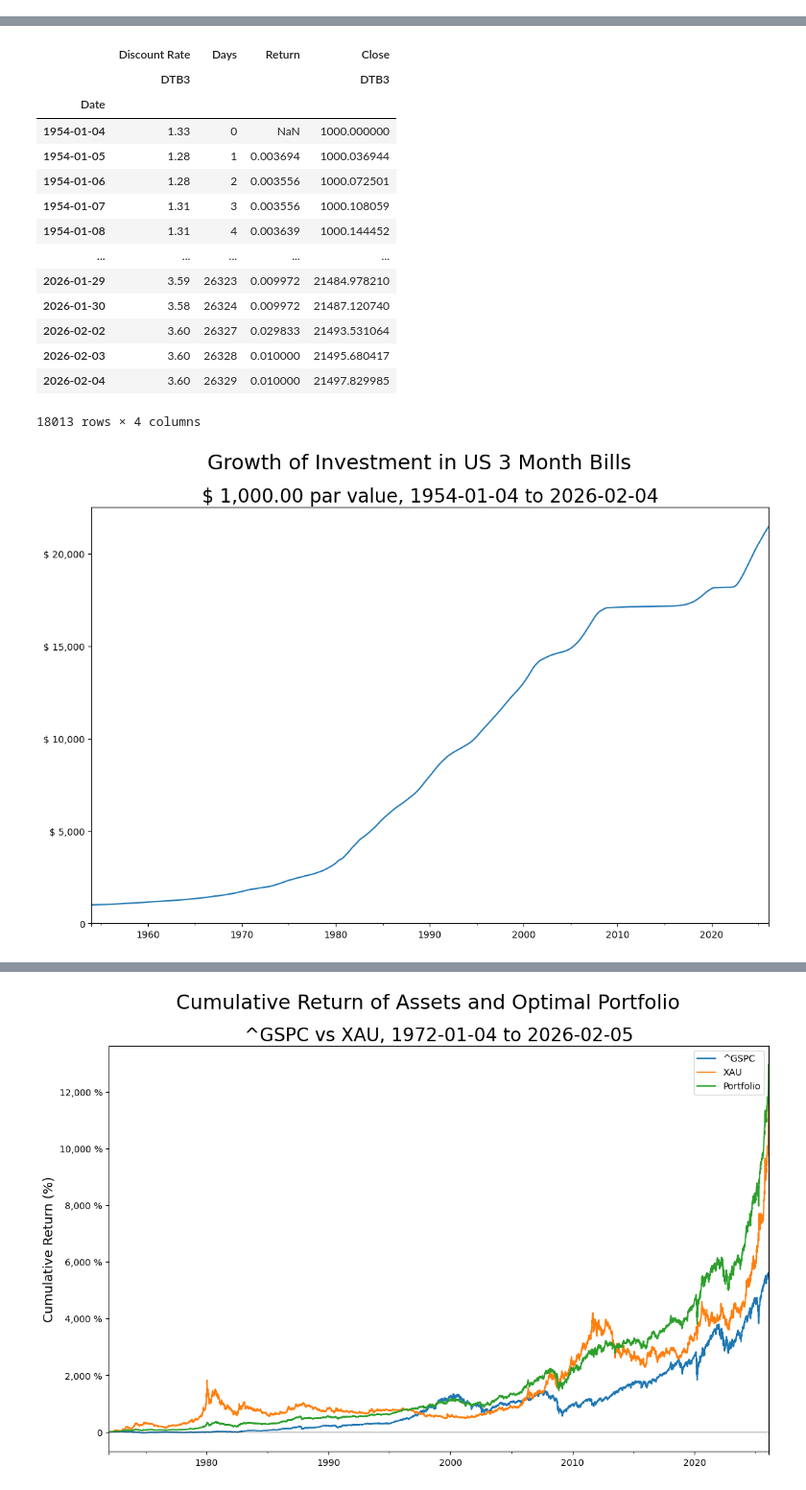
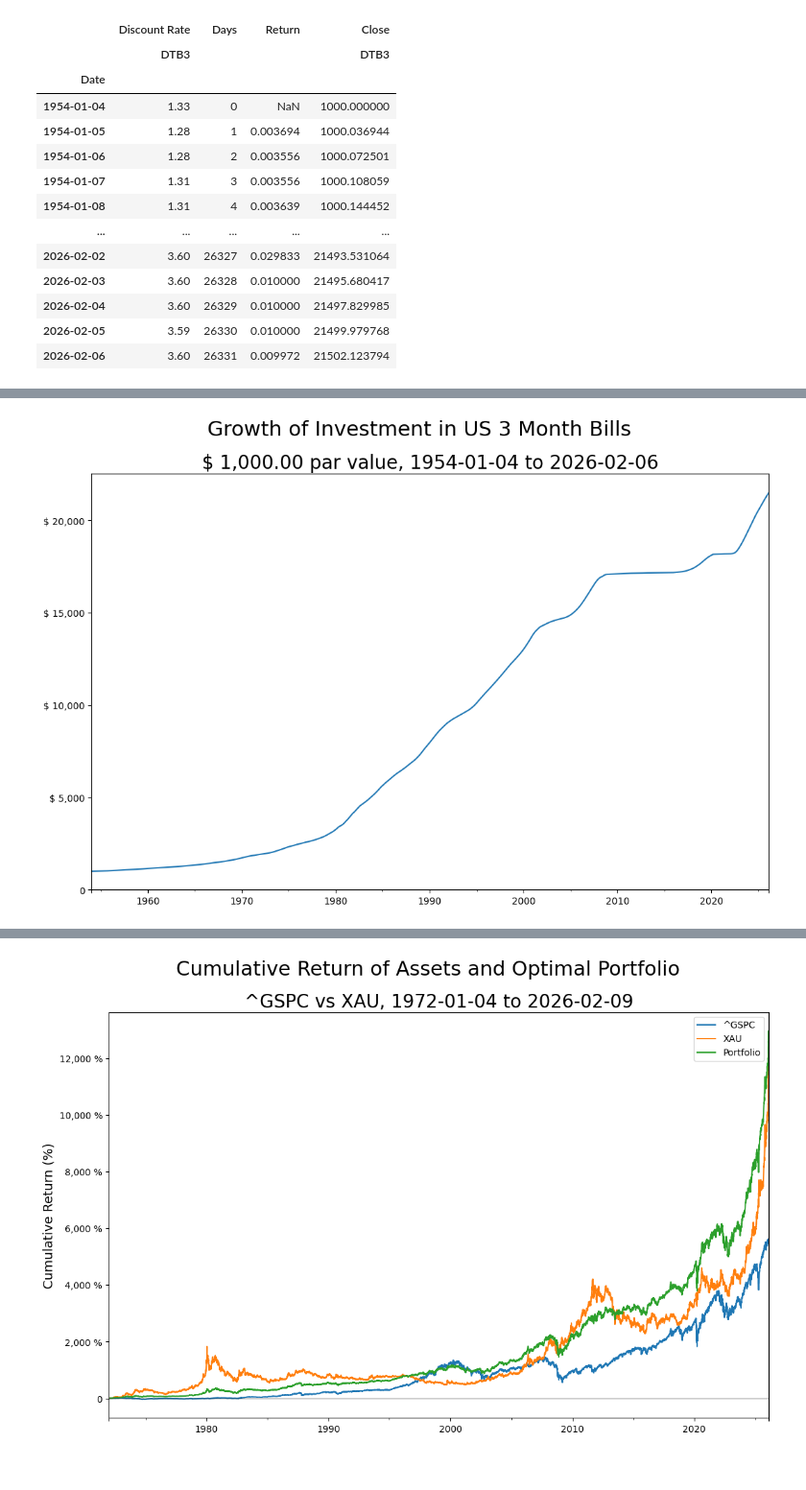
Before and after one commit to Farmhouse121/Financial-Data-Science-in-Python, a Jupyter notebook: Miscellaneous/Long_Term_Analysis_of_Equities_and_Gold.ipynb, the cells around one changed output, grey strips where cells are left out. Shown at 96% size. Cells and saved outputs as stored; diff of their text form; code cells hidden in the pictures.

```diff
--- a/Miscellaneous/Long_Term_Analysis_of_Equities_and_Gold.ipynb
+++ b/Miscellaneous/Long_Term_Analysis_of_Equities_and_Gold.ipynb
@@ -45,22 +41,38 @@ figure.savefig(title.replace("/","-")+".png",dpi=300,bbox_inches='tight')
 [figure]
 # %%
-bills=get_fred(n:='DTB3')[0]
-nprint("Read Three Month Bills Rate from FRED.")
-bills.index.name='Date'
-bills.columns=pd.MultiIndex.from_tuples([('Discount Rate',n)])
-bills['Days']=list(map(lambda x:(x-bills.index[0]).n,bills.index))
-bills['Return']=bills[('Discount Rate',n)].shift()/360e0*bills['Days'].diff()
-bills[('Close',n)]=(par:=1e3)*(one+bills['Return']/hundred).cumprod()
-bills.loc[bills.index[0],('Close',n)]=par
-bills.index=bills.index.to_timestamp().to_period('B')
+if 'bills' not in locals():
+    bills=get_fred(n:='DTB3')[0]
+    nprint("Read Three Month Bills Rate from FRED.")
+    bills.index.name='Date'
+    bills.columns=pd.MultiIndex.from_tuples([('Discount Rate',n)])
+    bills['Days']=list(map(lambda x:(x-bills.index[0]).n,bills.index))
+    bills['Return']=bills[('Discount Rate',n)].shift()/360e0*bills['Days'].diff()
+    bills[('Close',n)]=(par:=1e3)*(one+bills['Return']/hundred).cumprod()
+    bills.loc[bills.index[0],('Close',n)]=par
+    bills.index=bills.index.to_timestamp().to_period('B')
+
 display(bills)
 
 figure,plot=pl.subplots(figsize=(8*GoldenRatio,8))
 bills[('Close',n)].plot(ax=plot)
 figure.suptitle(title:='Growth of Investment in US 3 Month Bills',fontsize=22)
 plot.set_title(subtitle:='$ {:,.2f} par value, {:s} to {:s}'.format(par,str(bills.index[0]),str(bills.index[-1])),fontsize=20)
 plot.set_xlabel(None)
 plot.yaxis.set_major_formatter(CurrencyLabels(0))
 plot.set_ylim(zero,None)
 figure.savefig(title+".png",dpi=300,bbox_inches='tight')
 # %% [output]
+|  | Discount Rate | Days | Return | Close |
+|  | DTB3 |  |  | DTB3 |
+| Date |  |  |  |  |
+| 1954-01-04 | 1.33 | 0 | NaN | 1000.000000 |
+| 1954-01-05 | 1.28 | 1 | 0.003694 | 1000.036944 |
+| 1954-01-06 | 1.28 | 2 | 0.003556 | 1000.072501 |
+| 1954-01-07 | 1.31 | 3 | 0.003556 | 1000.108059 |
+| 1954-01-08 | 1.31 | 4 | 0.003639 | 1000.144452 |
+| ... | ... | ... | ... | ... |
+| 2026-02-02 | 3.60 | 26327 | 0.029833 | 21493.531064 |
+| 2026-02-03 | 3.60 | 26328 | 0.010000 | 21495.680417 |
+| 2026-02-04 | 3.60 | 26329 | 0.010000 | 21497.829985 |
+| 2026-02-05 | 3.59 | 26330 | 0.010000 | 21499.979768 |
+| 2026-02-06 | 3.60 | 26331 | 0.009972 | 21502.123794 |
@@ -69,17 +80,2 @@ You need to enter a FRED API key (your keys are stored here: https://fredaccount
-|  | Discount Rate | Days | Return | Close |
-|  | DTB3 |  |  | DTB3 |
-| Date |  |  |  |  |
-| 1954-01-04 | 1.33 | 0 | NaN | 1000.000000 |
-| 1954-01-05 | 1.28 | 1 | 0.003694 | 1000.036944 |
-| 1954-01-06 | 1.28 | 2 | 0.003556 | 1000.072501 |
-| 1954-01-07 | 1.31 | 3 | 0.003556 | 1000.108059 |
-| 1954-01-08 | 1.31 | 4 | 0.003639 | 1000.144452 |
-| ... | ... | ... | ... | ... |
-| 2026-01-29 | 3.59 | 26323 | 0.009972 | 21484.978210 |
-| 2026-01-30 | 3.58 | 26324 | 0.009972 | 21487.120740 |
-| 2026-02-02 | 3.60 | 26327 | 0.029833 | 21493.531064 |
-| 2026-02-03 | 3.60 | 26328 | 0.010000 | 21495.680417 |
-| 2026-02-04 | 3.60 | 26329 | 0.010000 | 21497.829985 |
-18013 rows × 4 columns
 [figure]
 # %%
```
Also changed, not shown: parts of 8 cells of this notebook.
